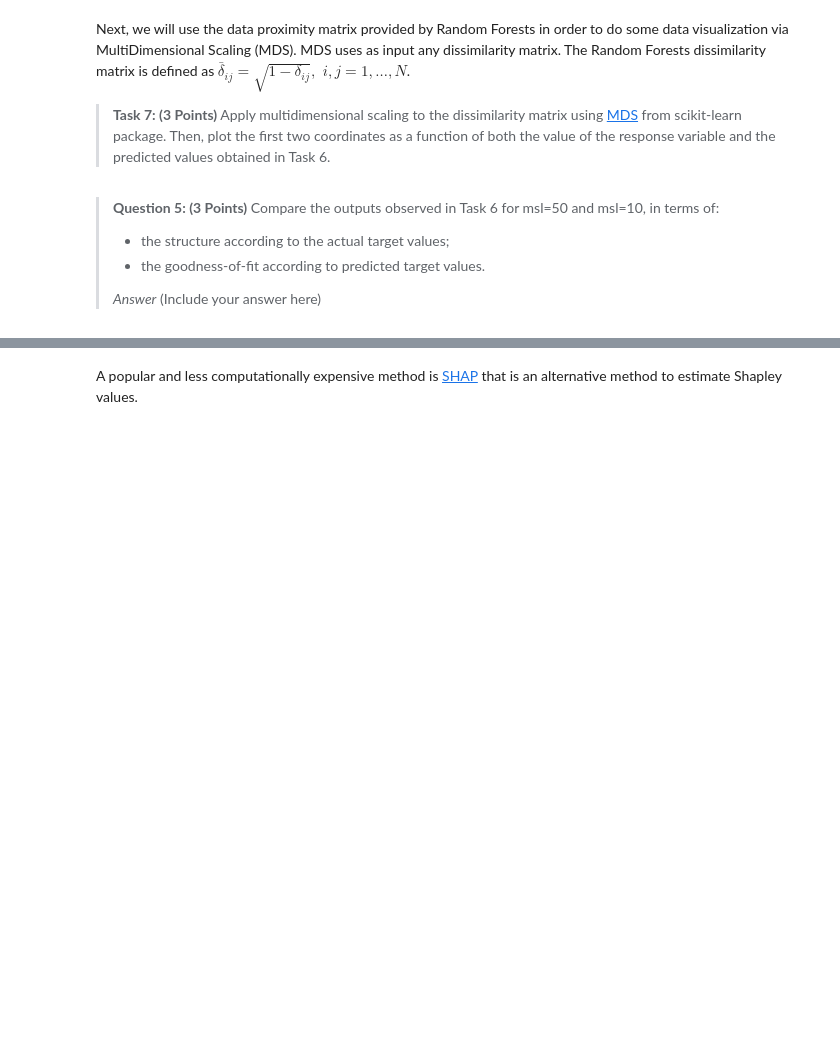
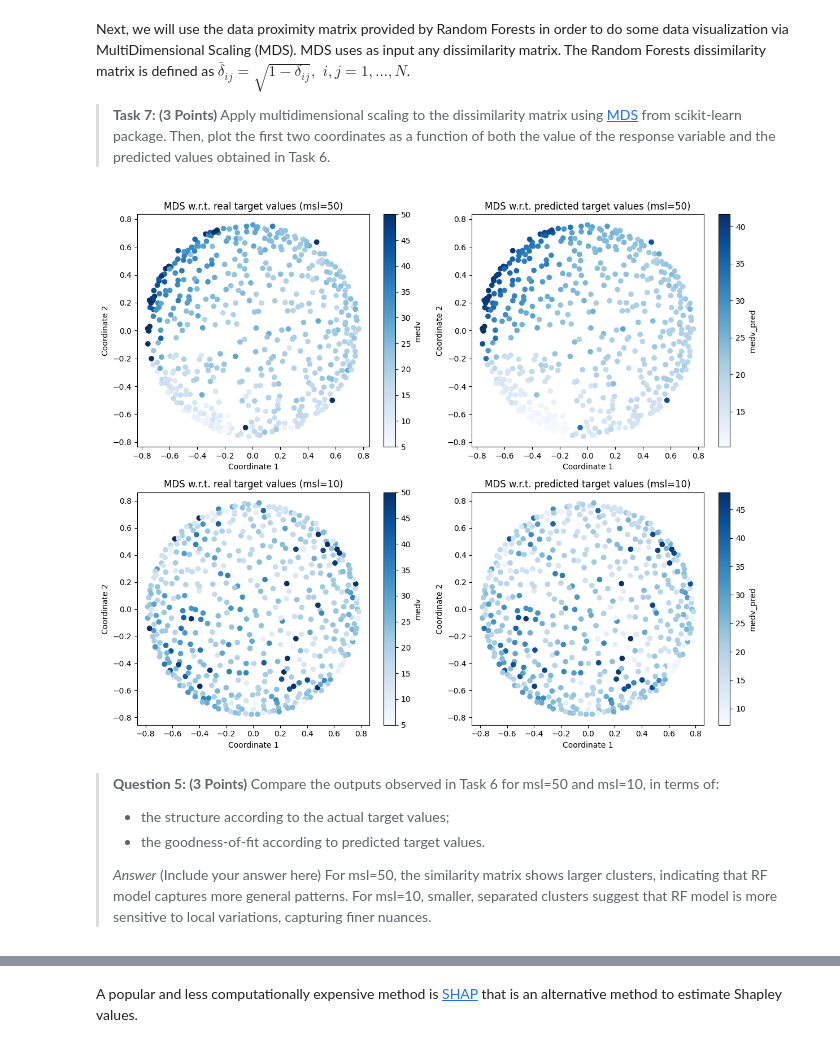
Before and after one commit to TristanDonze/RegressionTreeBostonHousing, a Jupyter notebook: INF554Assessment.ipynb, the cells around one changed output, grey strips where cells are left out. Saved outputs shown, nothing was run; the diff lists cells and outputs as text; code cells hidden in the pictures; blank space fills up the shorter version.

```diff
--- a/INF554Assessment.ipynb
+++ b/INF554Assessment.ipynb
@@ -348,43 +453,51 @@ Next, we will use the data proximity matrix provided by Random Forests in order
 >**Task 7: (3 Points)** Apply multidimensional scaling to the dissimilarity matrix using <a href="https://scikit-learn.org/dev/modules/generated/sklearn.manifold.MDS.html">MDS</a> from scikit-learn package. Then, plot the first two coordinates as a function of both the value of the response variable and the predicted values obtained in Task 6.
 # %%
 np.random.seed(2)
-# insert your code here
 
+dissimilarity_matrix_msl_50 = np.sqrt(1 - delta_50)
+dissimilarity_matrix_msl_10 = np.sqrt(1 - delta_10)
+
+mds = MDS(n_components=2, dissimilarity='precomputed')
+coordinates_MDS_50 = mds.fit_transform(dissimilarity_matrix_msl_50)
+coordinates_MDS_10 = mds.fit_transform(dissimilarity_matrix_msl_10)
 
 fig, plts = plt.subplots(2,2, figsize=(12,10))
 
 fig1=plts[0,0].scatter(coordinates_MDS_50[:,0], coordinates_MDS_50[:,1], c=y, cmap='Blues')
 plts[0,0].set_xlabel('Coordinate 1')
 plts[0,0].set_ylabel('Coordinate 2')
 plts[0,0].set_title('MDS w.r.t. real target values (msl=50)')
 fig.colorbar(fig1, ax=plts[0,0], label='medv')
 
 fig2=plts[0,1].scatter(coordinates_MDS_50[:,0], coordinates_MDS_50[:,1], c=y_pred_50, cmap='Blues')
 plts[0,1].set_xlabel('Coordinate 1')
 plts[0,1].set_ylabel('Coordinate 2')
 plts[0,1].set_title('MDS w.r.t. predicted target values (msl=50)')
 fig.colorbar(fig2, ax=plts[0,1], label='medv_pred')
 
 fig3=plts[1,0].scatter(coordinates_MDS_10[:,0], coordinates_MDS_10[:,1], c=y, cmap='Blues')
 plts[1,0].set_xlabel('Coordinate 1')
 plts[1,0].set_ylabel('Coordinate 2')
 plts[1,0].set_title('MDS w.r.t. real target values (msl=10)')
 fig.colorbar(fig3, ax=plts[1,0], label='medv')
 
 fig4=plts[1,1].scatter(coordinates_MDS_10[:,0], coordinates_MDS_10[:,1], c=y_pred_10, cmap='Blues')
 plts[1,1].set_xlabel('Coordinate 1')
 plts[1,1].set_ylabel('Coordinate 2')
 plts[1,1].set_title('MDS w.r.t. predicted target values (msl=10)')
 fig.colorbar(fig4, ax=plts[1,1], label='medv_pred')
 
 plt.tight_layout()
 plt.show()
+# %% [output]
+[figure, added]
 # %% [markdown]
 >**Question 5: (3 Points)** Compare the outputs observed in Task 6 for msl=50 and msl=10, in terms of:
 >- the  structure according to the actual target values;
 >- the goodness-of-fit according to predicted target values.
 >
->*Answer* (Include your answer here)
+>*Answer*  (Include your answer here)
+For msl=50, the similarity matrix shows larger clusters, indicating that RF model captures more general patterns. For msl=10, smaller, separated clusters suggest that RF model is more sensitive to local variations, capturing finer nuances.
 # %% [markdown]
 In the following, we will study a method to compute feature contributions for model predictions based on the <a href="https://proceedings.neurips.cc/paper/2017/file/8a20a8621978632d76c43dfd28b67767-Paper.pdf">Shapley value</a>, a measure taken from cooperative game theory. This method requires retraining the model on all feature subsets $S\subseteq F$, where $F$ is the set of all features. It assigns an importance value to each feature that represents the effect on the model prediction including that feature. To compute this effect, a model $f_{S\cup j}$ is trained with that feature present, and another model $f_S$ is trained with the feature withheld. Then, predictions from the two models are compared on the current input $f_{S\cup i} (x^i_{S\cup j}) - f_S(x^i_S)$, where $x^i_S$ represents the values of the input features in the set $S$ for observation $x^i$. Since the effect of withholding a feature depends on other features in the model, the preceding differences are computed for all possible subsets $ S\subseteq F \backslash j$. The Shapley values $\Phi_j(x^i)$ are then computed and used as feature attributions. They are a weighted average of all possible differences:
 
```
Also changed, not shown: parts of 16 cells of this notebook, 3 other files.
